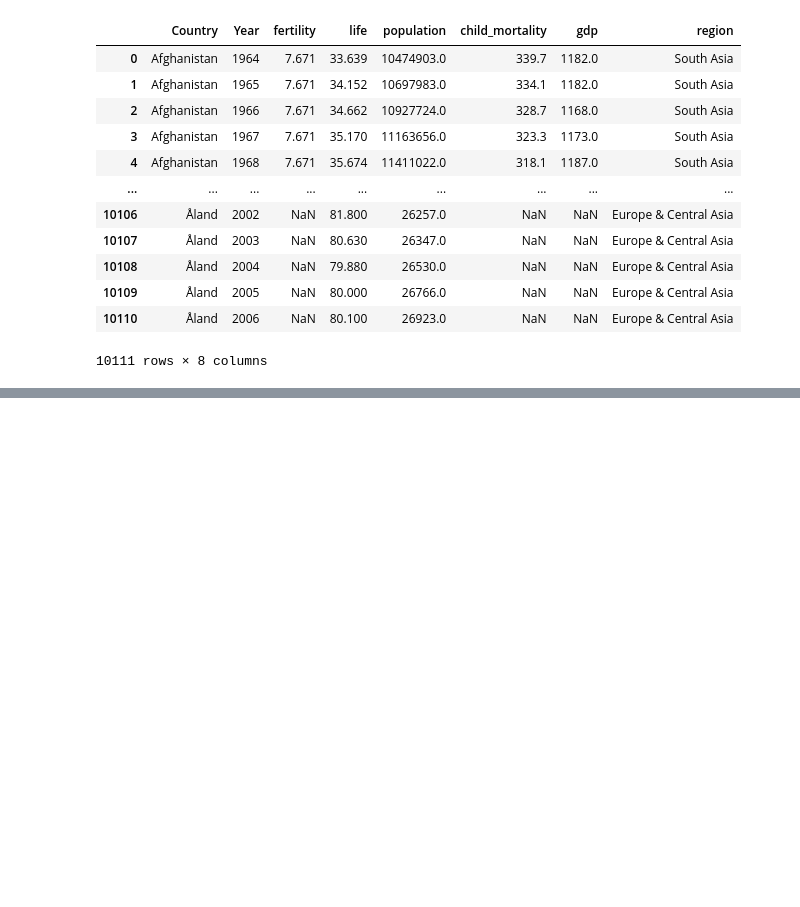
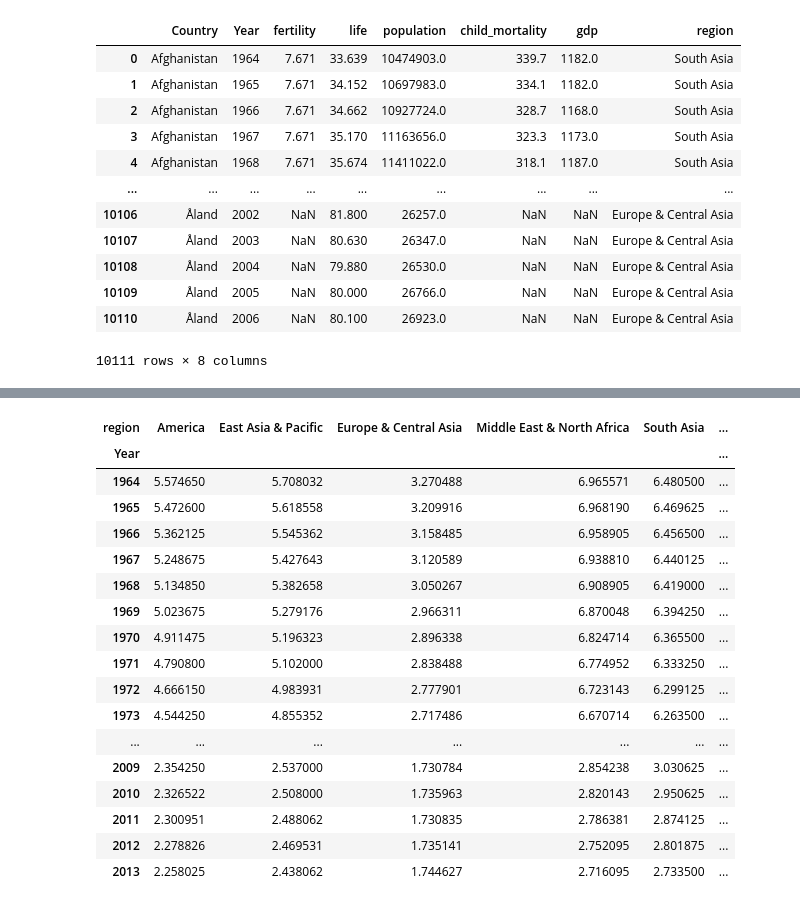
Before and after one commit to py-train/cyient-mar23, a Jupyter notebook: Day6.ipynb, the cells around one changed output, grey strips where cells are left out. Saved outputs shown, nothing was run; the diff lists cells and outputs as text; code cells hidden in the pictures; blank space fills up the shorter version.

```diff
--- a/Day6.ipynb
+++ b/Day6.ipynb
@@ -562,0 +933,21 @@ gm
+# %%
+fyr.unstack()
+# %% [output]
+| region | America | East Asia & Pacific | Europe & Central Asia | Middle East & North Africa | South Asia | ... |
+| Year |  |  |  |  |  | ... |
+| 1964 | 5.574650 | 5.708032 | 3.270488 | 6.965571 | 6.480500 | ... |
+| 1965 | 5.472600 | 5.618558 | 3.209916 | 6.968190 | 6.469625 | ... |
+| 1966 | 5.362125 | 5.545362 | 3.158485 | 6.958905 | 6.456500 | ... |
+| 1967 | 5.248675 | 5.427643 | 3.120589 | 6.938810 | 6.440125 | ... |
+| 1968 | 5.134850 | 5.382658 | 3.050267 | 6.908905 | 6.419000 | ... |
+| 1969 | 5.023675 | 5.279176 | 2.966311 | 6.870048 | 6.394250 | ... |
+| 1970 | 4.911475 | 5.196323 | 2.896338 | 6.824714 | 6.365500 | ... |
+| 1971 | 4.790800 | 5.102000 | 2.838488 | 6.774952 | 6.333250 | ... |
+| 1972 | 4.666150 | 4.983931 | 2.777901 | 6.723143 | 6.299125 | ... |
+| 1973 | 4.544250 | 4.855352 | 2.717486 | 6.670714 | 6.263500 | ... |
+| ... | ... | ... | ... | ... | ... | ... |
+| 2009 | 2.354250 | 2.537000 | 1.730784 | 2.854238 | 3.030625 | ... |
+| 2010 | 2.326522 | 2.508000 | 1.735963 | 2.820143 | 2.950625 | ... |
+| 2011 | 2.300951 | 2.488062 | 1.730835 | 2.786381 | 2.874125 | ... |
+| 2012 | 2.278826 | 2.469531 | 1.735141 | 2.752095 | 2.801875 | ... |
+| 2013 | 2.258025 | 2.438062 | 1.744627 | 2.716095 | 2.733500 | ... |
```
Also changed, not shown: parts of 42 cells of this notebook.
